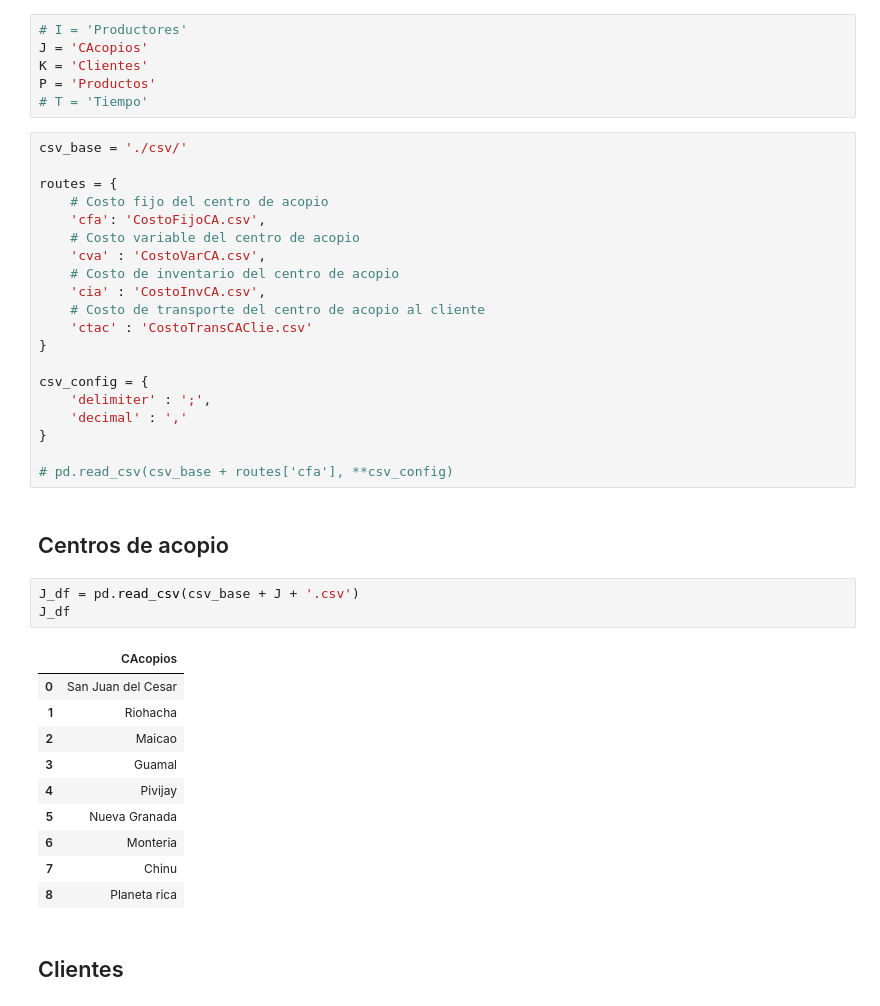
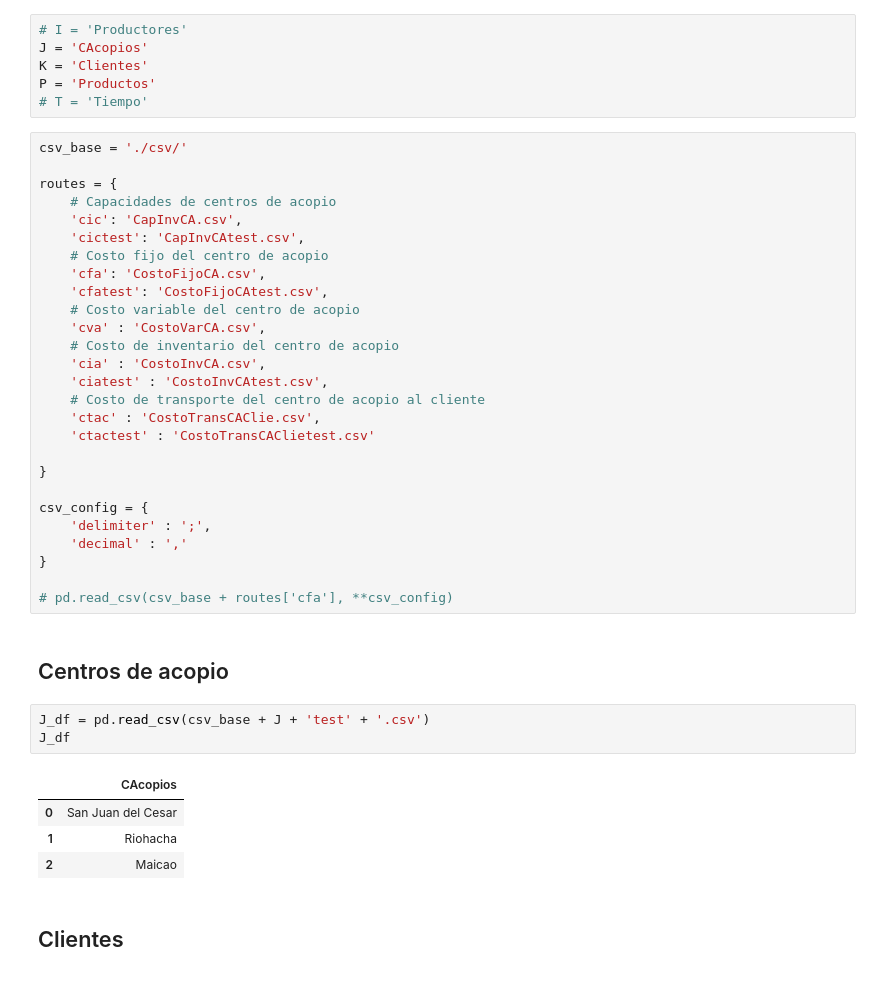
Before and after one commit to jefftorres/cheese, a Jupyter notebook: Queso.ipynb, the cells around one changed output. Saved outputs shown, nothing was run; the diff lists cells and outputs as text.

```diff
--- a/Queso.ipynb
+++ b/Queso.ipynb
@@ -23,14 +22,21 @@ P = 'Productos'
 csv_base = './csv/'
 
 routes = {
+    # Capacidades de centros de acopio
+    'cic': 'CapInvCA.csv',
+    'cictest': 'CapInvCAtest.csv',
     # Costo fijo del centro de acopio
     'cfa': 'CostoFijoCA.csv',
+    'cfatest': 'CostoFijoCAtest.csv',
     # Costo variable del centro de acopio
     'cva' : 'CostoVarCA.csv',
     # Costo de inventario del centro de acopio
     'cia' : 'CostoInvCA.csv',
+    'ciatest' : 'CostoInvCAtest.csv',
     # Costo de transporte del centro de acopio al cliente
-    'ctac' : 'CostoTransCAClie.csv'
+    'ctac' : 'CostoTransCAClie.csv',
+    'ctactest' : 'CostoTransCAClietest.csv'
+
 }
 
 csv_config = {
@@ -42,19 +48,13 @@ csv_config = {
 # %% [markdown]
 ## Centros de acopio
 # %%
-J_df = pd.read_csv(csv_base + J + '.csv')
+J_df = pd.read_csv(csv_base + J + 'test' + '.csv')
 J_df
 # %% [output]
 |  | CAcopios |
 | 0 | San Juan del Cesar |
 | 1 | Riohacha |
 | 2 | Maicao |
-| 3 | Guamal |
-| 4 | Pivijay |
-| 5 | Nueva Granada |
-| 6 | Monteria |
-| 7 | Chinu |
-| 8 | Planeta rica |
 # %% [markdown]
 ## Clientes
 # %%
```
Also changed, not shown: parts of 13 cells of this notebook, 6 other files.
